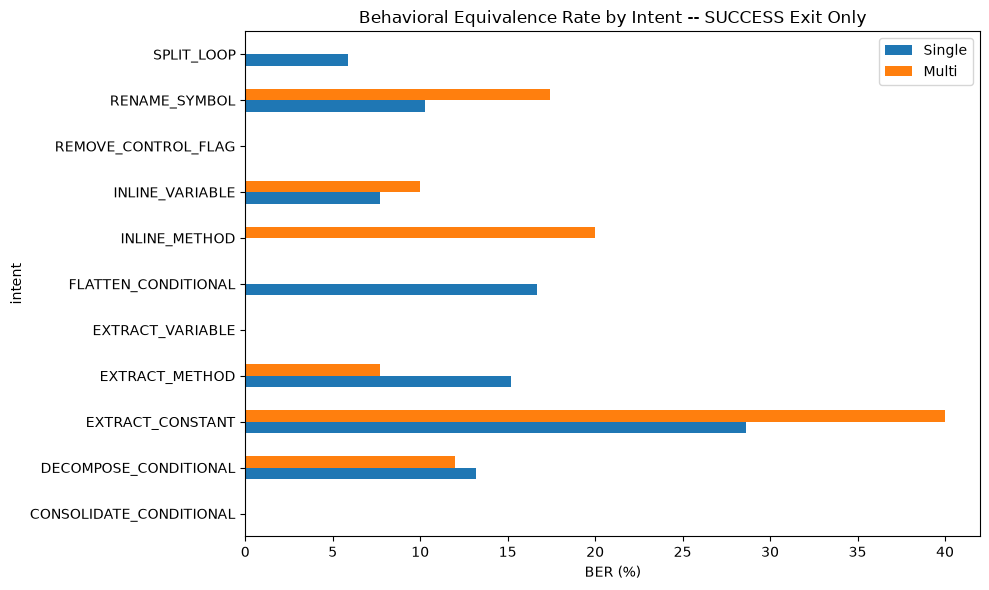
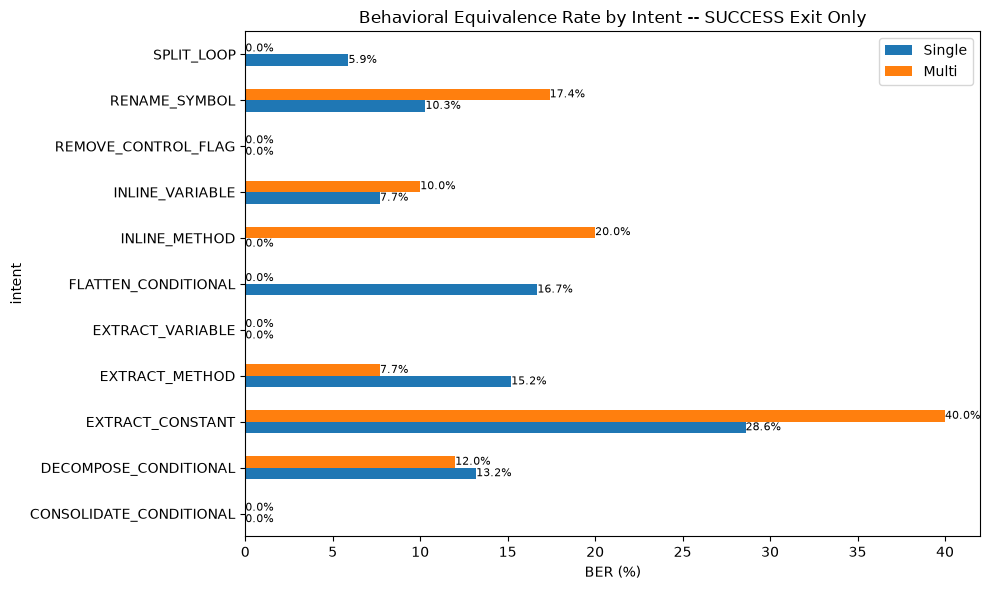
The notebook cell's code change between the first figure and the second:
--- before
+++ after
@@ -5,3 +5,5 @@
 ax=ber_succ.plot.barh(figsize=(10,6))
 ax.set_title('Behavioral Equivalence Rate by Intent -- SUCCESS Exit Only')
+for p in ax.patches:
+    ax.annotate(f'{p.get_width():.1f}%',(p.get_width(),p.get_y()+p.get_height()/2),ha='left',va='center',fontsize=8)
 ax.set_xlabel('BER (%)'); plt.tight_layout(); plt.show()

Commit: fix: add value annotations to all bar charts